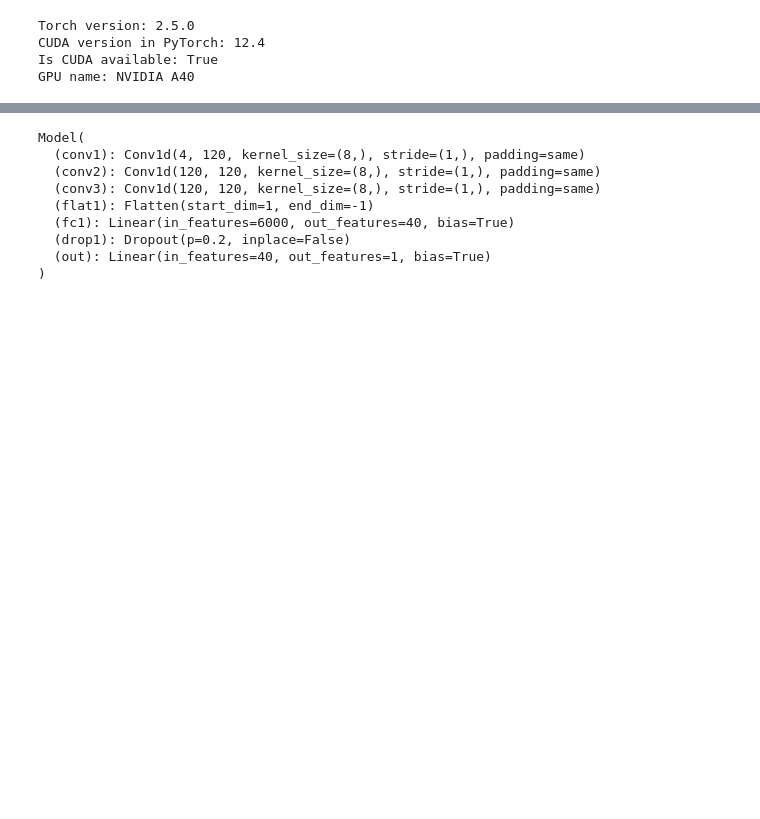
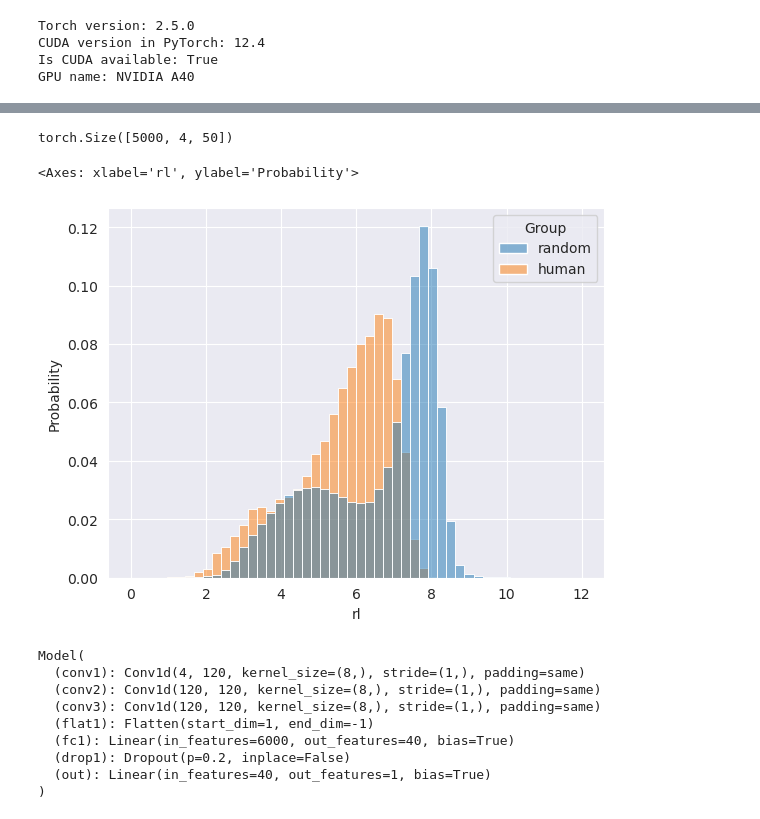
Before and after one commit to jechochamber/Bachelor, a Jupyter notebook: model.ipynb, the cells around one changed output, grey strips where cells are left out. Cells and saved outputs as stored; diff of their text form; code cells hidden in the pictures; blank space fills up the shorter version.

```diff
--- a/model.ipynb
+++ b/model.ipynb
@@ -81,3 +77,23 @@ human_val=list(zip(humanseqs1,scaledhumanmrl1))
 # %%
 trainloader=torch.utils.data.DataLoader(dataset1_reshaped ,batch_size=batch_size,shuffle=True)
+# %%
+sorted_random_seqs=pd.read_csv('data/JSD_random_seqs.csv')
+human_train_seqs=pd.read_csv('data/human_train.csv')
+sorted_random_seqs['Group']=np.array(['random']*len(sorted_random_seqs))
+human_train_seqs['Group']=np.array(['human']*len(human_train_seqs))
+full_dataset=pd.concat([sorted_random_seqs,human_train_seqs])
+fullmrl = full_dataset['rl'].values.reshape([-1,1])
+scaler.fit(fullmrl)
+correct_random_mrl=np.array(testset1["rl"])
+correct_human_mrl=np.array(testset2["rl"])
+batch_size=128
+# %%
+human_dataset=pd.read_csv('data/human_val.csv')
+humanseqs1=one_hot(list(human_dataset["utr"]))
+print(humanseqs1.shape)
+humanmrl1=human_dataset['rl'].values.reshape([-1,1])
+scaledhumanmrl1=torch.tensor(scaler.transform(humanmrl1).reshape([-1]),dtype = torch.float32)
+human_val=list(zip(humanseqs1,scaledhumanmrl1))
+# %% [output]
+torch.Size([5000, 4, 50])
 # %%
@@ -85,3 +101,8 @@ valloader=torch.utils.data.DataLoader(human_val,batch_size=batch_size,shuffle=Fa
+# %%
+sns.histplot(data=full_dataset,x='rl',bins=50,multiple='layer',hue='Group',stat='probability',common_norm=False)
+# %% [output]
+<Axes: xlabel='rl', ylabel='Probability'>
+[figure, added]
 # %%
 class Model(nn.Module):
 
```
Also changed, not shown: parts of 19 cells of this notebook.
